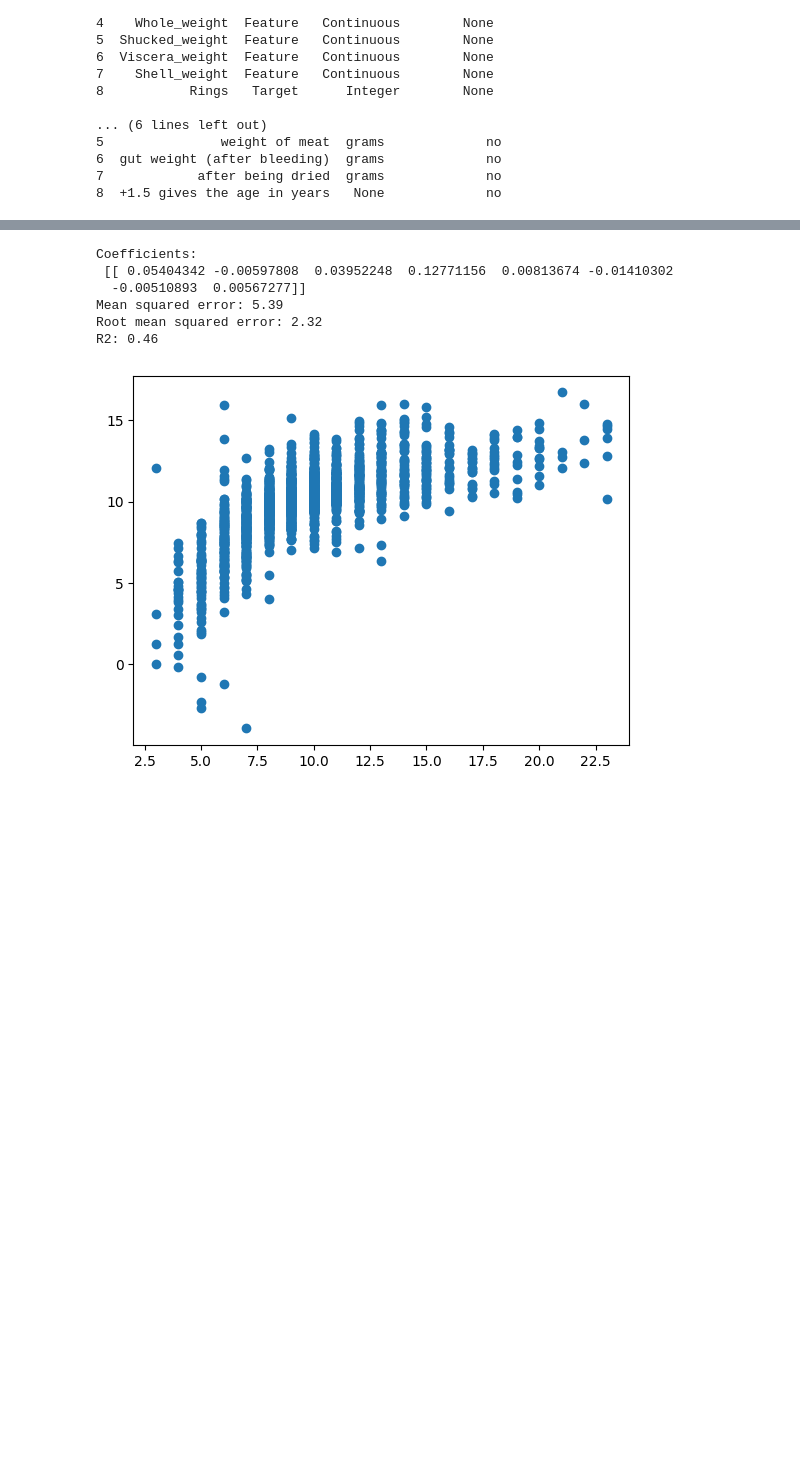
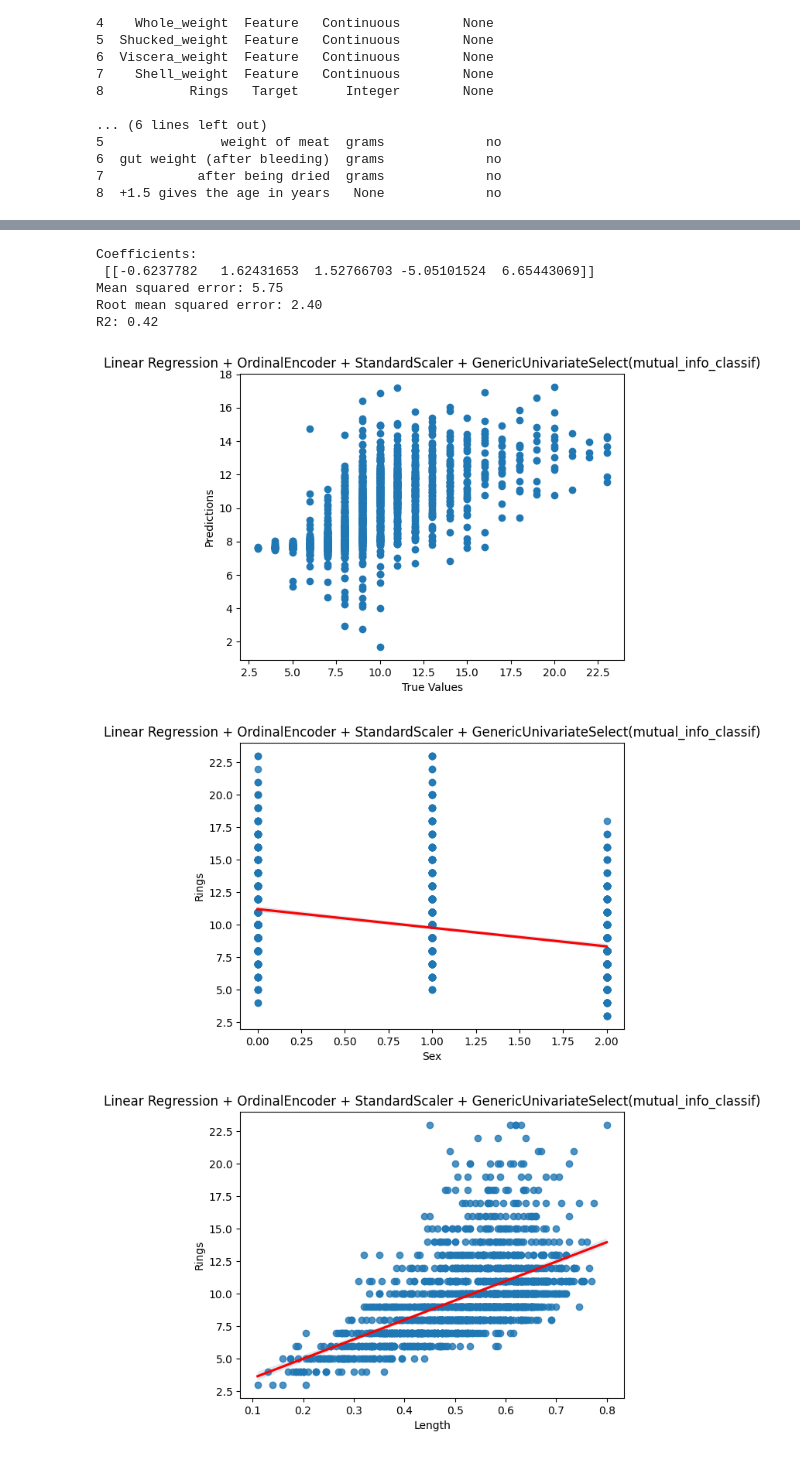
Before and after one commit to Xapier14/LE1_Crisang_LD, a Jupyter notebook: Abalone.ipynb, the cells around one changed output, grey strips where cells are left out. Drawn from its saved outputs; the diff is of its cells as text; code cells hidden in the pictures; blank space fills up the shorter version.

```diff
--- a/Abalone.ipynb
+++ b/Abalone.ipynb
@@ -20,6 +18,12 @@ abalone = fetch_ucirepo(id=1)
 X = abalone.data.features
 y = abalone.data.targets
 
+features = abalone.variables['name']
+target = "Rings"
+
+# placeholder for results
+results = []
+
 # metadata
 print(abalone.metadata)
 
@@ -43,3 +47,8 @@ print(abalone.variables)
 6  gut weight (after bleeding)  grams             no
 7            after being dried  grams             no
 8  +1.5 gives the age in years   None             no
+# %%
+# Sex only has 3 categories, "M", "F", "I"
+# We transform this manually to 0, 1, 2
+sex_mapping = {"M": 0, "F": 1, "I": 2}
+X["Sex"] = X["Sex"].map(sex_mapping)
@@ -139,26 +196,38 @@ R2: 0.35
 # %%
 # MODEL PIPELINE
 # Linear Regression
 # GenericUnivariateSelect(chi2)
 
 from sklearn.pipeline import make_pipeline
 from sklearn import preprocessing
 from sklearn.linear_model import LinearRegression
-from sklearn.feature_selection import GenericUnivariateSelect, chi2
+from sklearn.feature_selection import GenericUnivariateSelect, mutual_info_classif
+from joblib import dump
 
+featureSelect = GenericUnivariateSelect(mutual_info_classif, mode="k_best", param=5)
 pipeline = make_pipeline(
-    preprocessing.OrdinalEncoder(),
+    preprocessing.StandardScaler(),
     preprocessing.Normalizer(),
-    GenericUnivariateSelect(chi2, mode="k_best", param=20)
+    featureSelect
 )
 
 model, X_test, y_test = trainPipelineModel(pipeline, LinearRegression())
-displayMetrics(model, X_test, y_test)
+cols_idxs = featureSelect.get_support(indices=True)
+features_df_new = X.iloc[:,cols_idxs]
+cols = features_df_new.columns
+
+title = "Linear Regression + OrdinalEncoder + StandardScaler + GenericUnivariateSelect(mutual_info_classif)"
+coef, mean_se, root_mean_se, r2 = displayMetrics(model, X_test, y_test, title, cols, target)
+stashResults(title, coef, mean_se, root_mean_se, r2)
+
+# save via joblib
+dump(model, 'model3.joblib')
 # %% [output]
 Coefficients:
- [[ 0.05404342 -0.00597808  0.03952248  0.12771156  0.00813674 -0.01410302
-  -0.00510893  0.00567277]]
-Mean squared error: 5.39
-Root mean squared error: 2.32
-R2: 0.46
+ [[-0.6237782   1.62431653  1.52766703 -5.05101524  6.65443069]]
+Mean squared error: 5.75
+Root mean squared error: 2.40
+R2: 0.42
-[figure, old version]
+[figure, new version]
+[figure, added]
+[figure, added]
```
Also changed, not shown: parts of 9 cells of this notebook.
